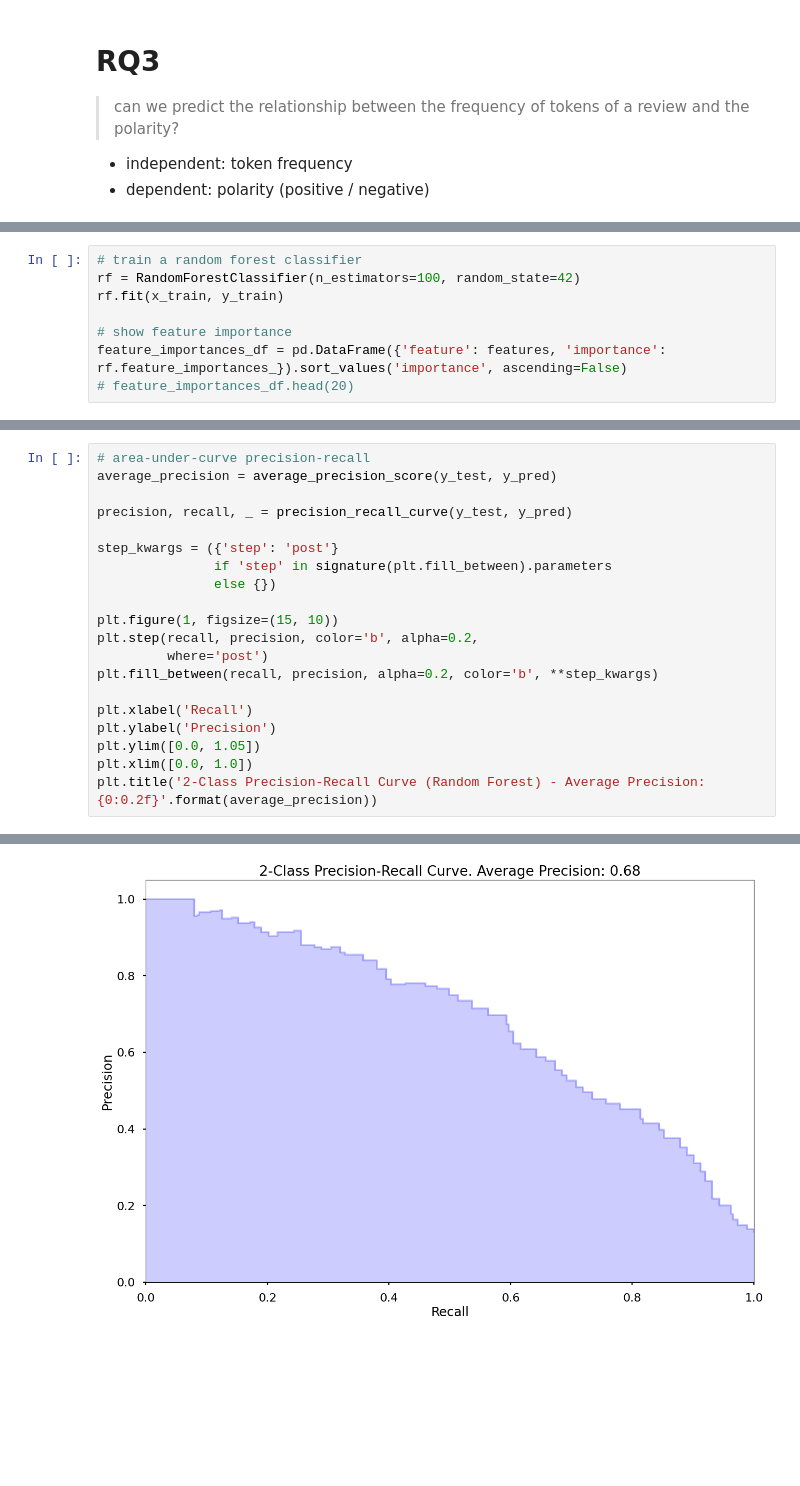
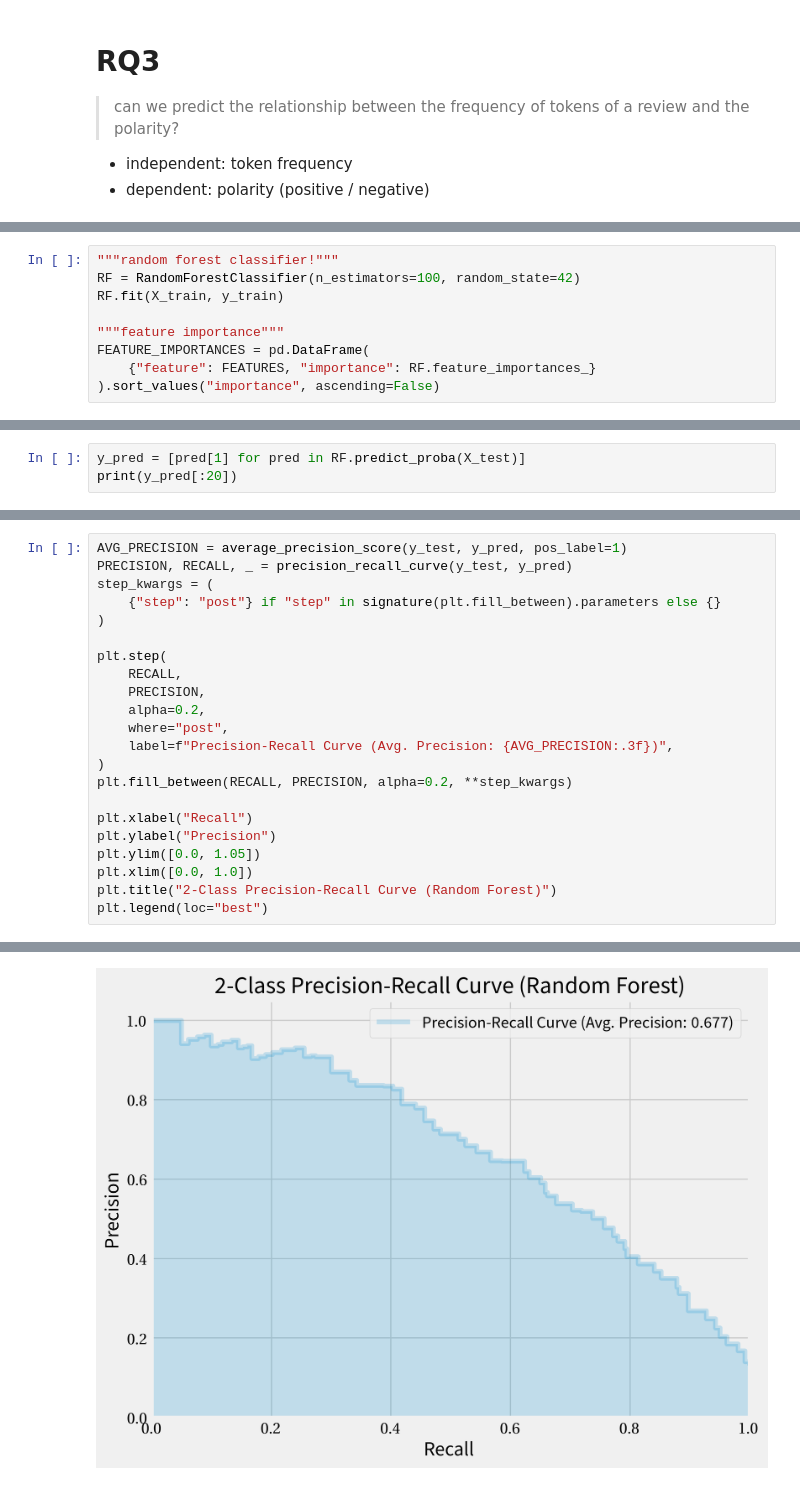
Before and after one commit to jiyometrik/pw23, a Jupyter notebook: code/rq3_randomforest.ipynb, the cells around one changed output, grey strips where cells are left out. Saved outputs shown, nothing was run; the diff lists cells and outputs as text; blank space fills up the shorter version.

```diff
--- a/code/rq3_randomforest.ipynb
+++ b/code/rq3_randomforest.ipynb
@@ -121,8 +181,9 @@ x_train, x_test, y_train, y_test = train_test_split(df[features], df[label], tes
 # %%
-# train a random forest classifier
-rf = RandomForestClassifier(n_estimators=100, random_state=42)
-rf.fit(x_train, y_train)
+"""random forest classifier!"""
+RF = RandomForestClassifier(n_estimators=100, random_state=42)
+RF.fit(X_train, y_train)
 
-# show feature importance
-feature_importances_df = pd.DataFrame({'feature': features, 'importance': rf.feature_importances_}).sort_values('importance', ascending=False)
-# feature_importances_df.head(20)
+"""feature importance"""
+FEATURE_IMPORTANCES = pd.DataFrame(
+    {"feature": FEATURES, "importance": RF.feature_importances_}
+).sort_values("importance", ascending=False)
@@ -128,0 +214,3 @@ feature_importances_df = pd.DataFrame({'feature': features, 'importance': rf.fea
+# %%
+y_pred = [pred[1] for pred in RF.predict_proba(X_test)]
+print(y_pred[:20])
@@ -155,21 +253,23 @@ NameError: name 'rf' is not defined
 # %%
-# area-under-curve precision-recall
-average_precision = average_precision_score(y_test, y_pred)
+AVG_PRECISION = average_precision_score(y_test, y_pred, pos_label=1)
+PRECISION, RECALL, _ = precision_recall_curve(y_test, y_pred)
+step_kwargs = (
+    {"step": "post"} if "step" in signature(plt.fill_between).parameters else {}
+)
 
-precision, recall, _ = precision_recall_curve(y_test, y_pred)
+plt.step(
+    RECALL,
+    PRECISION,
+    alpha=0.2,
+    where="post",
+    label=f"Precision-Recall Curve (Avg. Precision: {AVG_PRECISION:.3f})",
+)
+plt.fill_between(RECALL, PRECISION, alpha=0.2, **step_kwargs)
 
-step_kwargs = ({'step': 'post'}
-               if 'step' in signature(plt.fill_between).parameters
-               else {})
-
-plt.figure(1, figsize=(15, 10))
-plt.step(recall, precision, color='b', alpha=0.2,
-         where='post')
-plt.fill_between(recall, precision, alpha=0.2, color='b', **step_kwargs)
-
-plt.xlabel('Recall')
-plt.ylabel('Precision')
+plt.xlabel("Recall")
+plt.ylabel("Precision")
 plt.ylim([0.0, 1.05])
 plt.xlim([0.0, 1.0])
-plt.title('2-Class Precision-Recall Curve (Random Forest) - Average Precision: {0:0.2f}'.format(average_precision))
+plt.title("2-Class Precision-Recall Curve (Random Forest)")
+plt.legend(loc="best")
 # %% [output]
@@ -177 +277 @@ Text(0.5, 1.0, '2-Class Precision-Recall Curve. Average Precision: 0.68')
-[figure, old version]
+[figure, new version]
```
Also changed, not shown: parts of 18 cells of this notebook, 6 other files.
